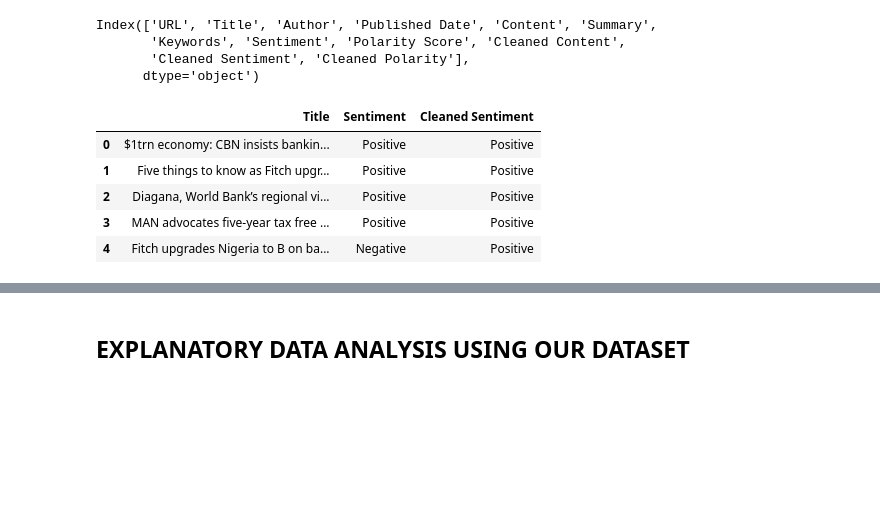
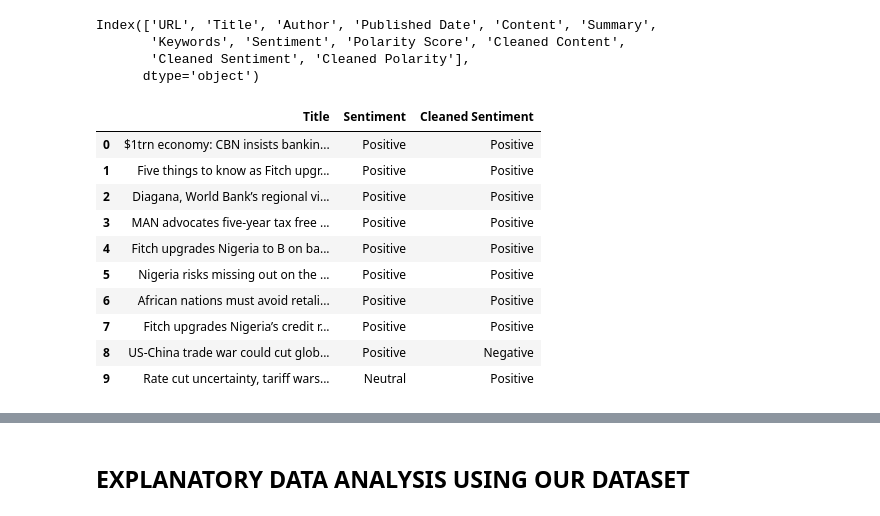
Before and after one commit to graciousuka/BUSINESS-DAY-NEWS-ARTICLE, a Jupyter notebook: SCRAPED.ipynb, the cells around one changed output, grey strips where cells are left out. Cells and saved outputs as stored; diff of their text form; code cells hidden in the pictures; blank space fills up the shorter version.

```diff
--- a/SCRAPED.ipynb
+++ b/SCRAPED.ipynb
@@ -176,7 +191,7 @@ print(f"✅ All done! Cleaned data with new sentiment saved to: {output_csv}")
 # %%
 import pandas as pd
 
-df = pd.read_csv("SCRAPED_BUSINESS_DAY_cleaned_with_sentiment.csv")
+df = pd.read_csv("updated_scraped_cleaned_with_sentiment.csv")
 # %%
 print(df.columns)
 # %% [output]
@@ -185,14 +200,19 @@ Index(['URL', 'Title', 'Author', 'Published Date', 'Content', 'Summary',
        'Cleaned Sentiment', 'Cleaned Polarity'],
       dtype='object')
 # %%
-df[["Title", "Sentiment", "Cleaned Sentiment"]].head()
+df[["Title", "Sentiment", "Cleaned Sentiment"]].head(10)
 # %% [output]
 |  | Title | Sentiment | Cleaned Sentiment |
 | 0 | $1trn economy: CBN insists bankin... | Positive | Positive |
 | 1 | Five things to know as Fitch upgr... | Positive | Positive |
 | 2 | Diagana, World Bank’s regional vi... | Positive | Positive |
 | 3 | MAN advocates five-year tax free ... | Positive | Positive |
-| 4 | Fitch upgrades Nigeria to B on ba... | Negative | Positive |
+| 4 | Fitch upgrades Nigeria to B on ba... | Positive | Positive |
+| 5 | Nigeria risks missing out on the ... | Positive | Positive |
+| 6 | African nations must avoid retali... | Positive | Positive |
+| 7 | Fitch upgrades Nigeria’s credit r... | Positive | Positive |
+| 8 | US-China trade war could cut glob... | Positive | Negative |
+| 9 | Rate cut uncertainty, tariff wars... | Neutral | Positive |
 # %%
 df.head()
 # %% [output]
```
Also changed, not shown: parts of 22 cells of this notebook, 3 other files.
